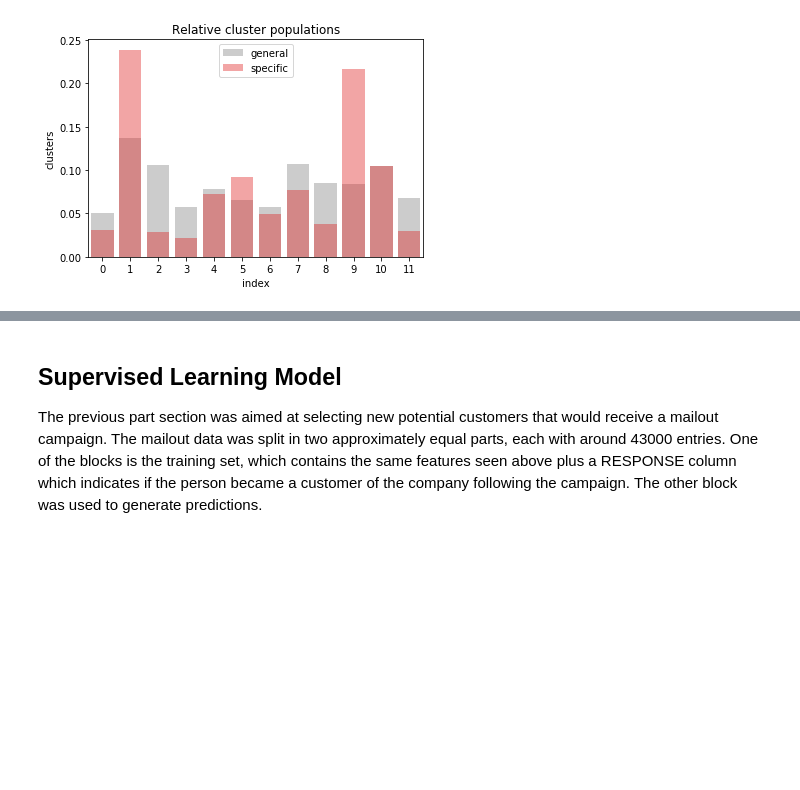
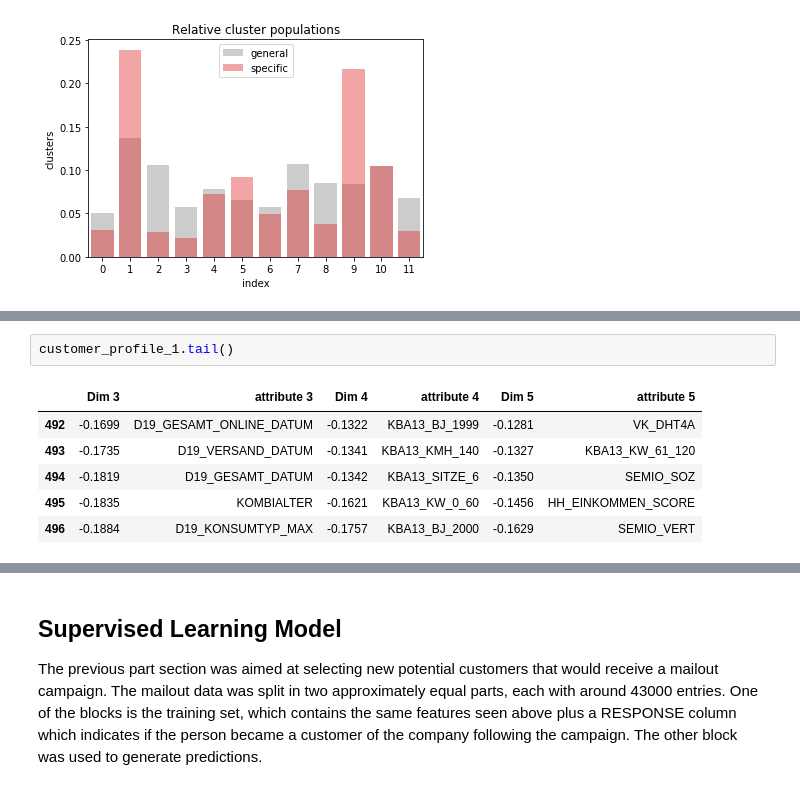
Before and after one commit to bvcmartins/dsnd_capstone, a Jupyter notebook: main.ipynb, the cells around one changed output, grey strips where cells are left out. Drawn from its saved outputs; the diff is of its cells as text; blank space fills up the shorter version.

```diff
--- a/main.ipynb
+++ b/main.ipynb
@@ -997,0 +1061,9 @@ At this point we could carry out a customer segmentation analysis similar to wha
+# %%
+customer_profile_1.tail()
+# %% [output]
+|  | Dim 3 | attribute 3 | Dim 4 | attribute 4 | Dim 5 | attribute 5 |
+| 492 | -0.1699 | D19_GESAMT_ONLINE_DATUM | -0.1322 | KBA13_BJ_1999 | -0.1281 | VK_DHT4A |
+| 493 | -0.1735 | D19_VERSAND_DATUM | -0.1341 | KBA13_KMH_140 | -0.1327 | KBA13_KW_61_120 |
+| 494 | -0.1819 | D19_GESAMT_DATUM | -0.1342 | KBA13_SITZE_6 | -0.1350 | SEMIO_SOZ |
+| 495 | -0.1835 | KOMBIALTER | -0.1621 | KBA13_KW_0_60 | -0.1456 | HH_EINKOMMEN_SCORE |
+| 496 | -0.1884 | D19_KONSUMTYP_MAX | -0.1757 | KBA13_BJ_2000 | -0.1629 | SEMIO_VERT |
```
Also changed, not shown: parts of 47 cells of this notebook, 2 other files.
